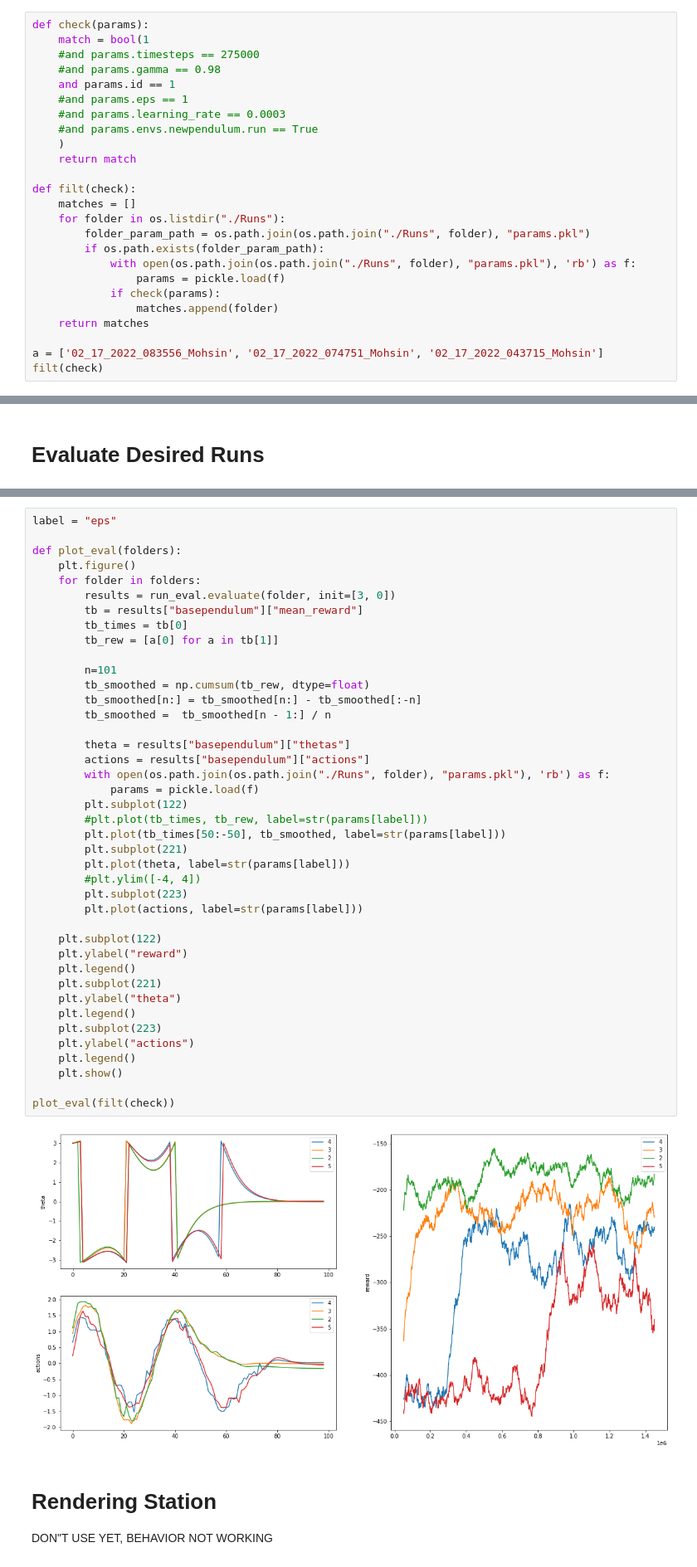
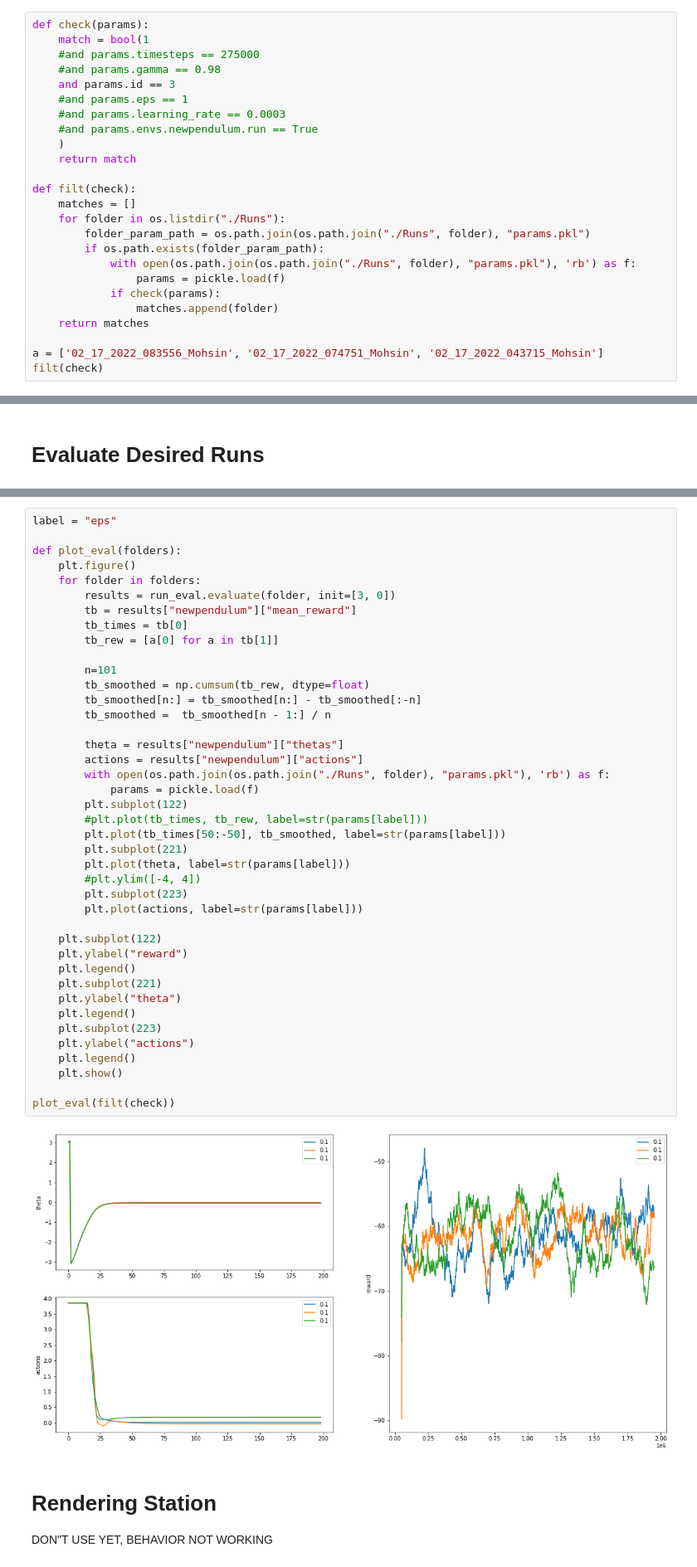
Before and after one commit to mohsinsarwari/RL_Path_Planning, a Jupyter notebook: cheap_control/evaluation.ipynb, the cells around one changed output, grey strips where cells are left out. Shown at 83% size. Saved outputs shown, nothing was run; the diff lists cells and outputs as text.

```diff
--- a/cheap_control/evaluation.ipynb
+++ b/cheap_control/evaluation.ipynb
@@ -31,7 +31,7 @@ def check(params):
     match = bool(1
     #and params.timesteps == 275000
     #and params.gamma == 0.98
-    and params.id == 1
+    and params.id == 3
     #and params.eps == 1
     #and params.learning_rate == 0.0003
     #and params.envs.newpendulum.run == True
@@ -65,42 +116,42 @@ def plot_eval(folders):
     plt.figure()
     for folder in folders:
         results = run_eval.evaluate(folder, init=[3, 0])
-        tb = results["basependulum"]["mean_reward"]
+        tb = results["newpendulum"]["mean_reward"]
         tb_times = tb[0]
         tb_rew = [a[0] for a in tb[1]]
 
         n=101
         tb_smoothed = np.cumsum(tb_rew, dtype=float)
         tb_smoothed[n:] = tb_smoothed[n:] - tb_smoothed[:-n]
         tb_smoothed =  tb_smoothed[n - 1:] / n
 
-        theta = results["basependulum"]["thetas"]
-        actions = results["basependulum"]["actions"]
+        theta = results["newpendulum"]["thetas"]
+        actions = results["newpendulum"]["actions"]
         with open(os.path.join(os.path.join("./Runs", folder), "params.pkl"), 'rb') as f:
             params = pickle.load(f)
         plt.subplot(122)
         #plt.plot(tb_times, tb_rew, label=str(params[label]))
         plt.plot(tb_times[50:-50], tb_smoothed, label=str(params[label]))
         plt.subplot(221)
         plt.plot(theta, label=str(params[label]))
         #plt.ylim([-4, 4])
         plt.subplot(223)
         plt.plot(actions, label=str(params[label]))
 
     plt.subplot(122)
     plt.ylabel("reward")
     plt.legend()
     plt.subplot(221)
     plt.ylabel("theta")
     plt.legend()
     plt.subplot(223)
     plt.ylabel("actions")
     plt.legend()
     plt.show()
 
 plot_eval(filt(check))
 # %% [output]
-[figure, old version]
+[figure, new version]
 # %% [markdown]
 # Rendering Station
 
```
Also changed, not shown: parts of 2 cells of this notebook, 28 other files.
